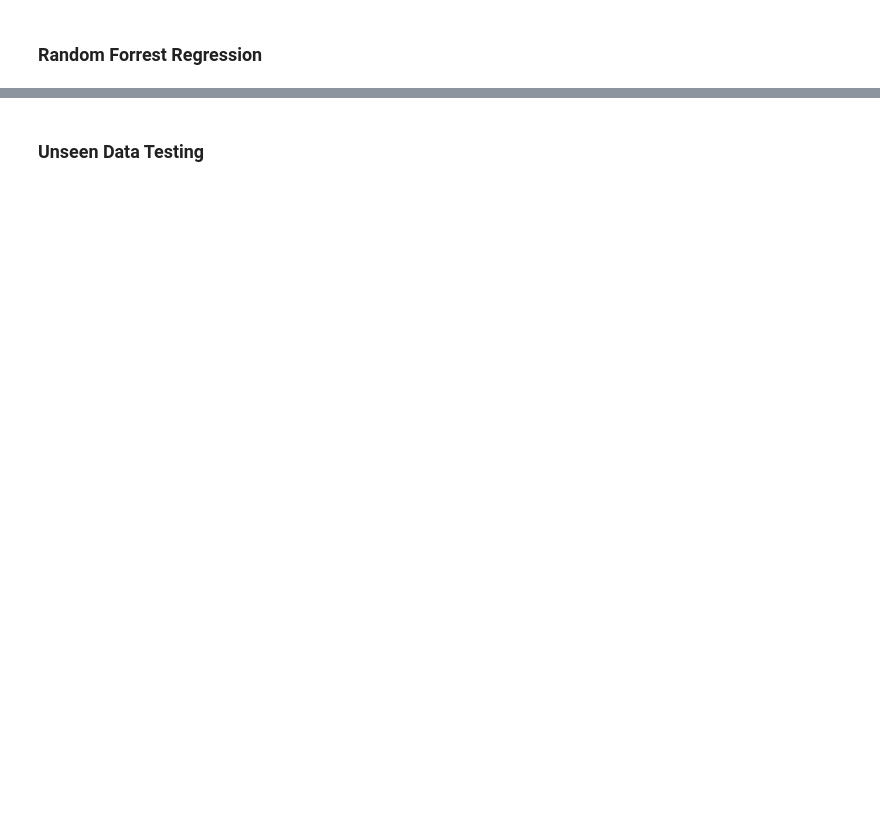
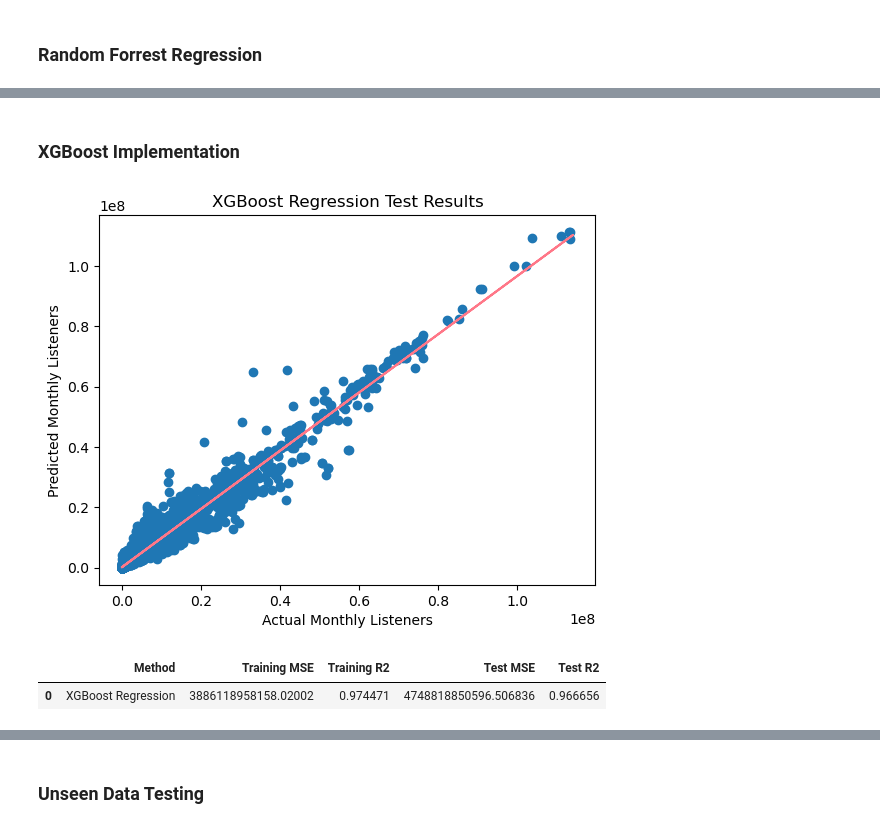
Before and after one commit to JingChengGu/spotify_monthly_listener_predictor, a Jupyter notebook: monthly_listener_regressor.ipynb, the cells around one changed output, grey strips where cells are left out. Cells and saved outputs as stored; diff of their text form; code cells hidden in the pictures; blank space fills up the shorter version.

Commit message:
adding xgboost model

```diff
--- a/monthly_listener_regressor.ipynb
+++ b/monthly_listener_regressor.ipynb
@@ -304,0 +314,2 @@ rfr_results
+# %% [markdown]
+### XGBoost Implementation
@@ -304,0 +318,23 @@ rfr_results
+# %%
+from xgboost import XGBRegressor
+xgbr = XGBRegressor(objective = 'reg:squarederror', n_estimators = 100, learning_rate = 0.1, mx_depth = 4).fit(X_train, y_train)
+# %%
+# recall
+y_xgbr_train_pred = xgbr.predict(X_train)
+
+# testing
+y_xgbr_test_pred = xgbr.predict(X_test)
+# %%
+plt.scatter(x = y_test, y = y_xgbr_test_pred)
+
+z = np.polyfit(y_train, y_xgbr_train_pred, 1)
+p = np.poly1d(z)
+
+plt.plot(y_train, p(y_train), color = "#F78")
+
+plt.title('XGBoost Regression Test Results')
+plt.xlabel('Actual Monthly Listeners')
+plt.ylabel('Predicted Monthly Listeners')
+plt.show()
+# %% [output]
+[figure, added]
@@ -304,0 +347,7 @@ rfr_results
+# %%
+xgbr_results = pd.DataFrame(['XGBoost Regression', xgbr_train_mse, xgbr_train_r2, xgbr_test_mse, xgbr_test_r2]).transpose()
+xgbr_results.columns = ['Method', 'Training MSE',	'Training R2', 'Test MSE', 'Test R2']
+xgbr_results
+# %% [output]
+|  | Method | Training MSE | Training R2 | Test MSE | Test R2 |
+| 0 | XGBoost Regression | 3886118958158.02002 | 0.974471 | 4748818850596.506836 | 0.966656 |
```
Also changed, not shown: parts of 13 cells of this notebook.
